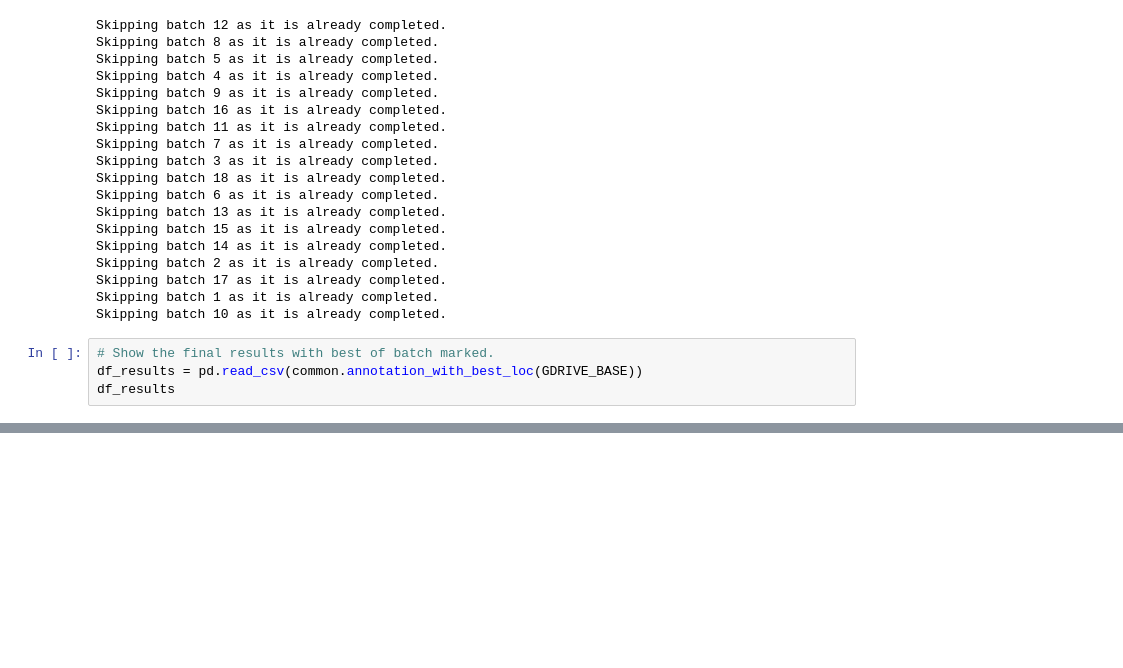
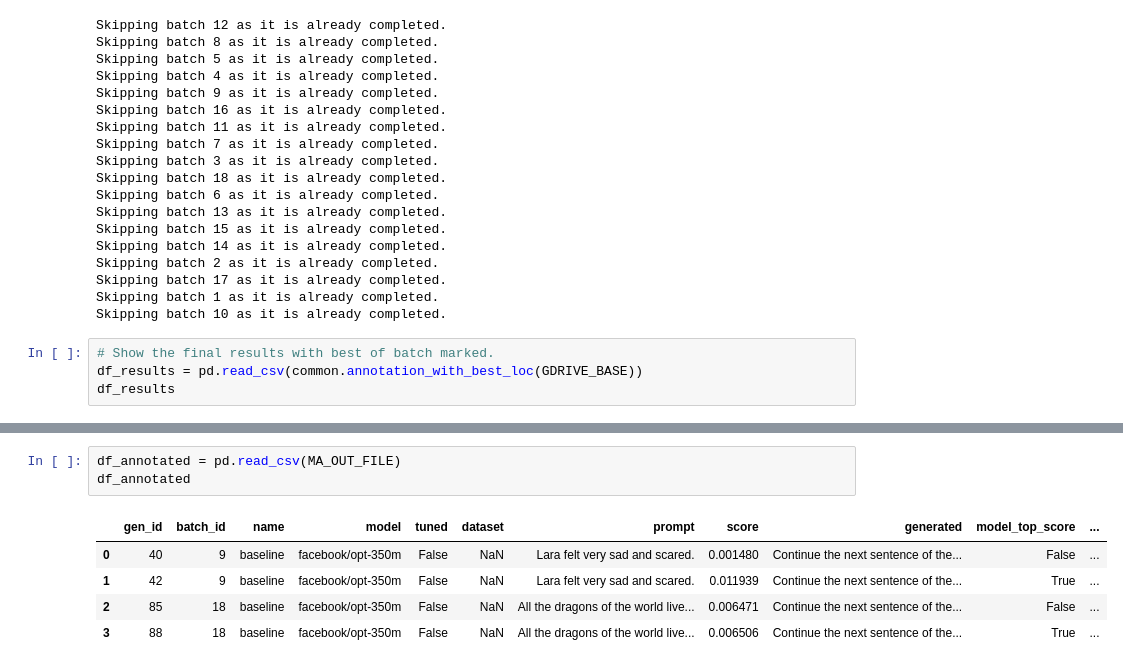
Before and after one commit to ram-senth/datasci-w266-2023-spring-team-story-bot, a Jupyter notebook: annotation.ipynb, the cells around one changed output, grey strips where cells are left out. Drawn from its saved outputs; the diff is of its cells as text; blank space fills up the shorter version.

```diff
--- a/annotation.ipynb
+++ b/annotation.ipynb
@@ -278,3 +282,12 @@ Your score (or "quit"): 3
+# %%
+df_annotated = pd.read_csv(MA_OUT_FILE)
+df_annotated
+# %% [output]
+|  | gen_id | batch_id | name | model | tuned | dataset | prompt | score | generated | model_top_score | ... |
+| 0 | 40 | 9 | baseline | facebook/opt-350m | False | NaN | Lara felt very sad and scared. | 0.001480 | Continue the next sentence of the... | False | ... |
+| 1 | 42 | 9 | baseline | facebook/opt-350m | False | NaN | Lara felt very sad and scared. | 0.011939 | Continue the next sentence of the... | True | ... |
+| 2 | 85 | 18 | baseline | facebook/opt-350m | False | NaN | All the dragons of the world live... | 0.006471 | Continue the next sentence of the... | False | ... |
+| 3 | 88 | 18 | baseline | facebook/opt-350m | False | NaN | All the dragons of the world live... | 0.006506 | Continue the next sentence of the... | True | ... |
 # %%
 df_annotated = pd.read_csv(MA_OUT_FILE)
 df_annotated
```
Also changed, not shown: parts of 7 cells of this notebook.
